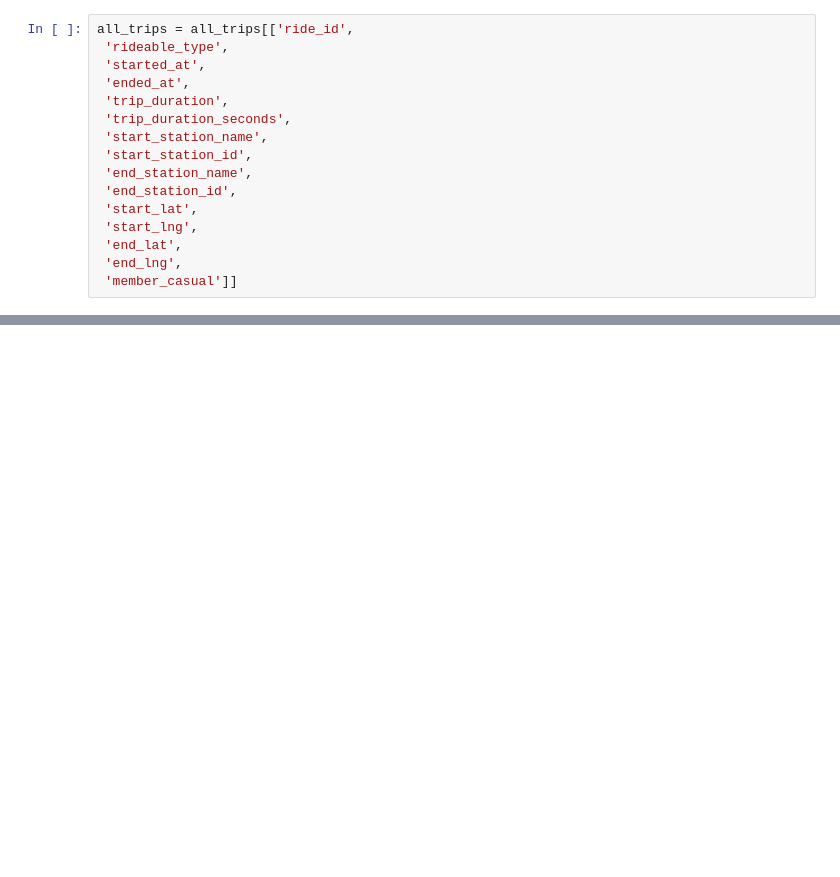
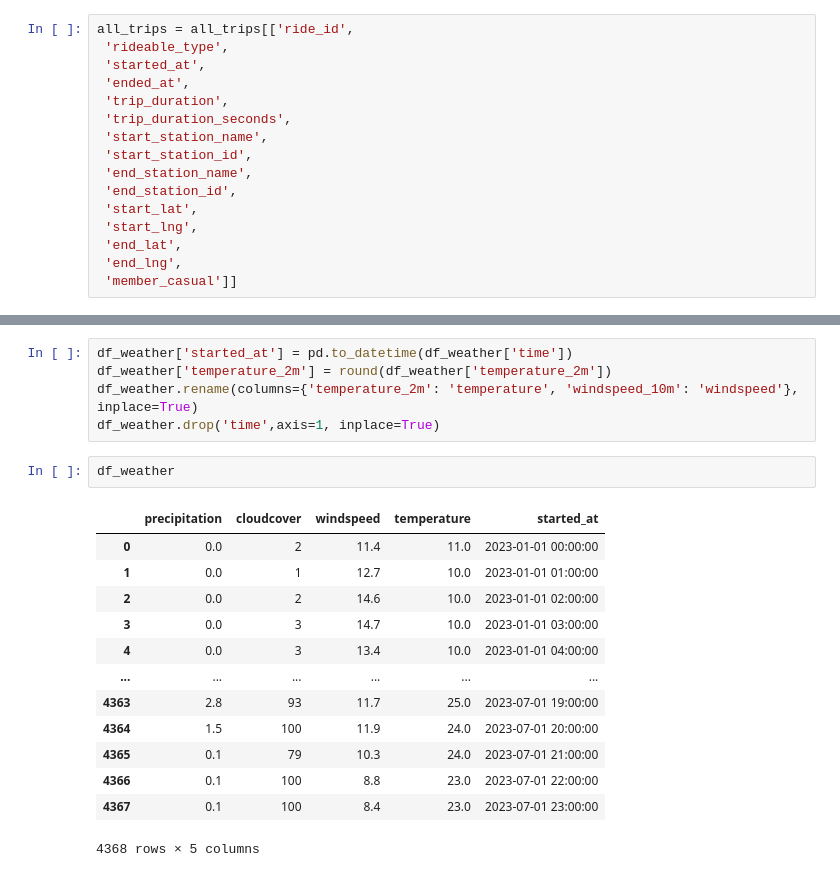
Before and after one commit to Maxremmo/Bike-Sharing-ML, a Jupyter notebook: bikeshare_regression .ipynb, the cells around one changed output, grey strips where cells are left out. Drawn from its saved outputs; the diff is of its cells as text; blank space fills up the shorter version.

```diff
--- a/bikeshare_regression .ipynb
+++ b/bikeshare_regression .ipynb
@@ -93,0 +150,21 @@ secs.dt.to
+# %%
+df_weather['started_at'] = pd.to_datetime(df_weather['time'])
+df_weather['temperature_2m'] = round(df_weather['temperature_2m'])
+df_weather.rename(columns={'temperature_2m': 'temperature', 'windspeed_10m': 'windspeed'}, inplace=True)
+df_weather.drop('time',axis=1, inplace=True)
+# %%
+df_weather
+# %% [output]
+|  | precipitation | cloudcover | windspeed | temperature | started_at |
+| 0 | 0.0 | 2 | 11.4 | 11.0 | 2023-01-01 00:00:00 |
+| 1 | 0.0 | 1 | 12.7 | 10.0 | 2023-01-01 01:00:00 |
+| 2 | 0.0 | 2 | 14.6 | 10.0 | 2023-01-01 02:00:00 |
+| 3 | 0.0 | 3 | 14.7 | 10.0 | 2023-01-01 03:00:00 |
+| 4 | 0.0 | 3 | 13.4 | 10.0 | 2023-01-01 04:00:00 |
+| ... | ... | ... | ... | ... | ... |
+| 4363 | 2.8 | 93 | 11.7 | 25.0 | 2023-07-01 19:00:00 |
+| 4364 | 1.5 | 100 | 11.9 | 24.0 | 2023-07-01 20:00:00 |
+| 4365 | 0.1 | 79 | 10.3 | 24.0 | 2023-07-01 21:00:00 |
+| 4366 | 0.1 | 100 | 8.8 | 23.0 | 2023-07-01 22:00:00 |
+| 4367 | 0.1 | 100 | 8.4 | 23.0 | 2023-07-01 23:00:00 |
+4368 rows × 5 columns
```
Also changed, not shown: parts of 12 cells of this notebook.
